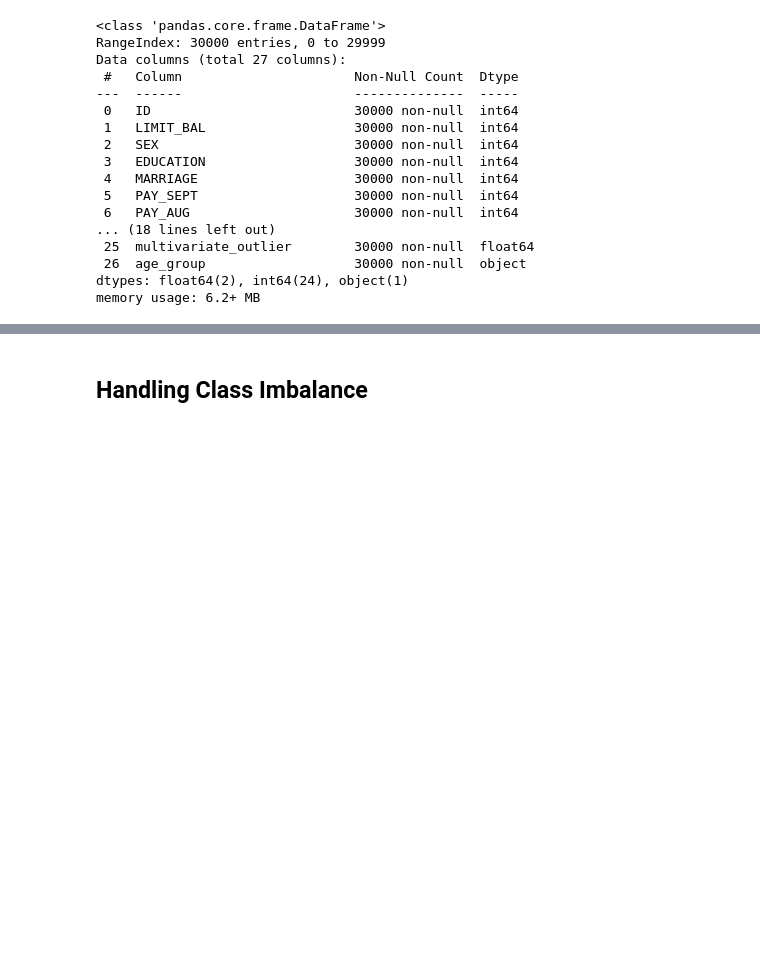
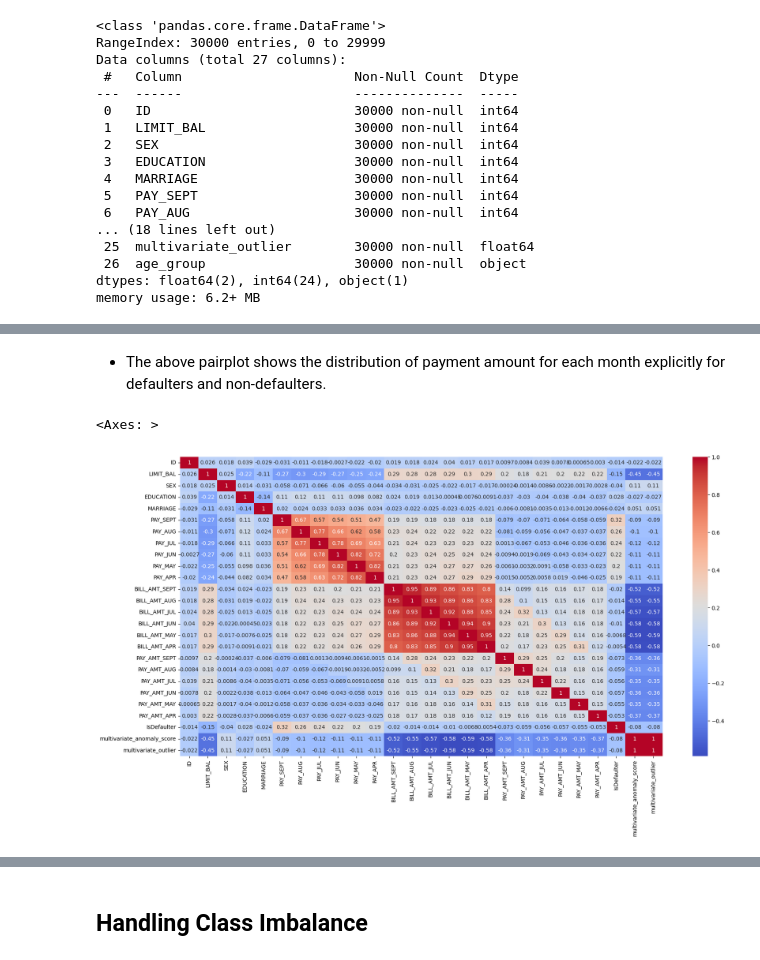
Before and after one commit to Kalpesh-Rajput/-Credit_Card_Default_Prediction, a Jupyter notebook: KR_|_Credit_Card_Default_Prediction.ipynb, the cells around one changed output, grey strips where cells are left out. Cells and saved outputs as stored; diff of their text form; code cells hidden in the pictures; blank space fills up the shorter version.

```diff
--- a/KR_|_Credit_Card_Default_Prediction.ipynb
+++ b/KR_|_Credit_Card_Default_Prediction.ipynb
@@ -833,0 +868,9 @@ memory usage: 6.2+ MB
+# %% [markdown]
+* The above pairplot shows the distribution of payment amount for each month explicitly for defaulters and non-defaulters.
+# %%
+plt.figure (figsize= (20,10))
+corelation= df.corr()
+sns.heatmap(corelation, annot=True, cmap='coolwarm')
+# %% [output]
+<Axes: >
+[figure, added]
```
Also changed, not shown: parts of 34 cells of this notebook.
